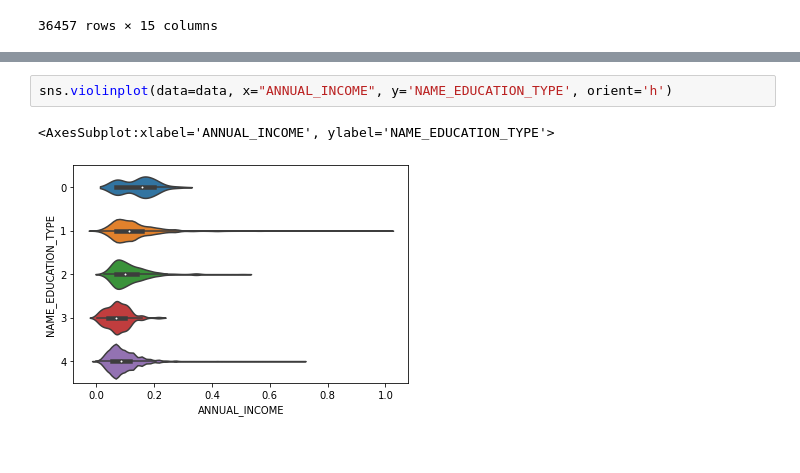
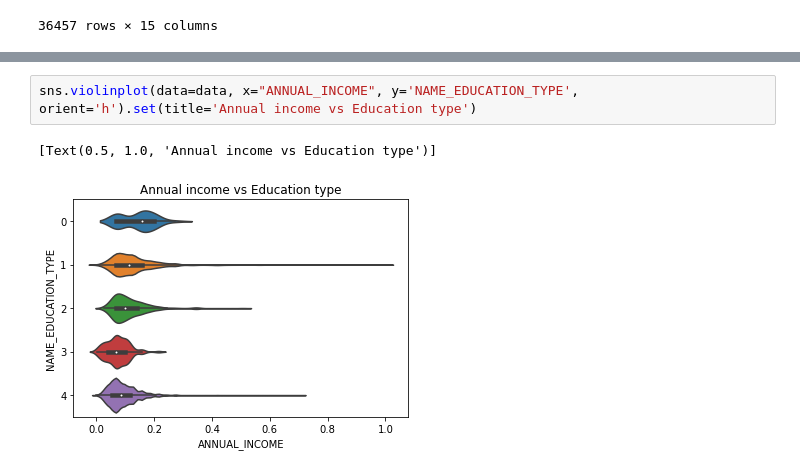
Before and after one commit to OrbelB/MLCreditCards, a Jupyter notebook: datacleanvis.ipynb, the cells around one changed output, grey strips where cells are left out. Drawn from its saved outputs; the diff is of its cells as text.

```diff
--- a/datacleanvis.ipynb
+++ b/datacleanvis.ipynb
@@ -62,5 +62,5 @@ sns.boxplot(data=data, x="ANNUAL_INCOME", y='NAME_HOUSING_TYPE', orient='h')
 # %%
-sns.violinplot(data=data, x="ANNUAL_INCOME", y='NAME_EDUCATION_TYPE', orient='h')
+sns.violinplot(data=data, x="ANNUAL_INCOME", y='NAME_EDUCATION_TYPE', orient='h').set(title='Annual income vs Education type')
 # %% [output]
-<AxesSubplot:xlabel='ANNUAL_INCOME', ylabel='NAME_EDUCATION_TYPE'>
+[Text(0.5, 1.0, 'Annual income vs Education type')]
-[figure, old version]
+[figure, new version]
```
Also changed, not shown: parts of 11 cells of this notebook, 1 other file.
